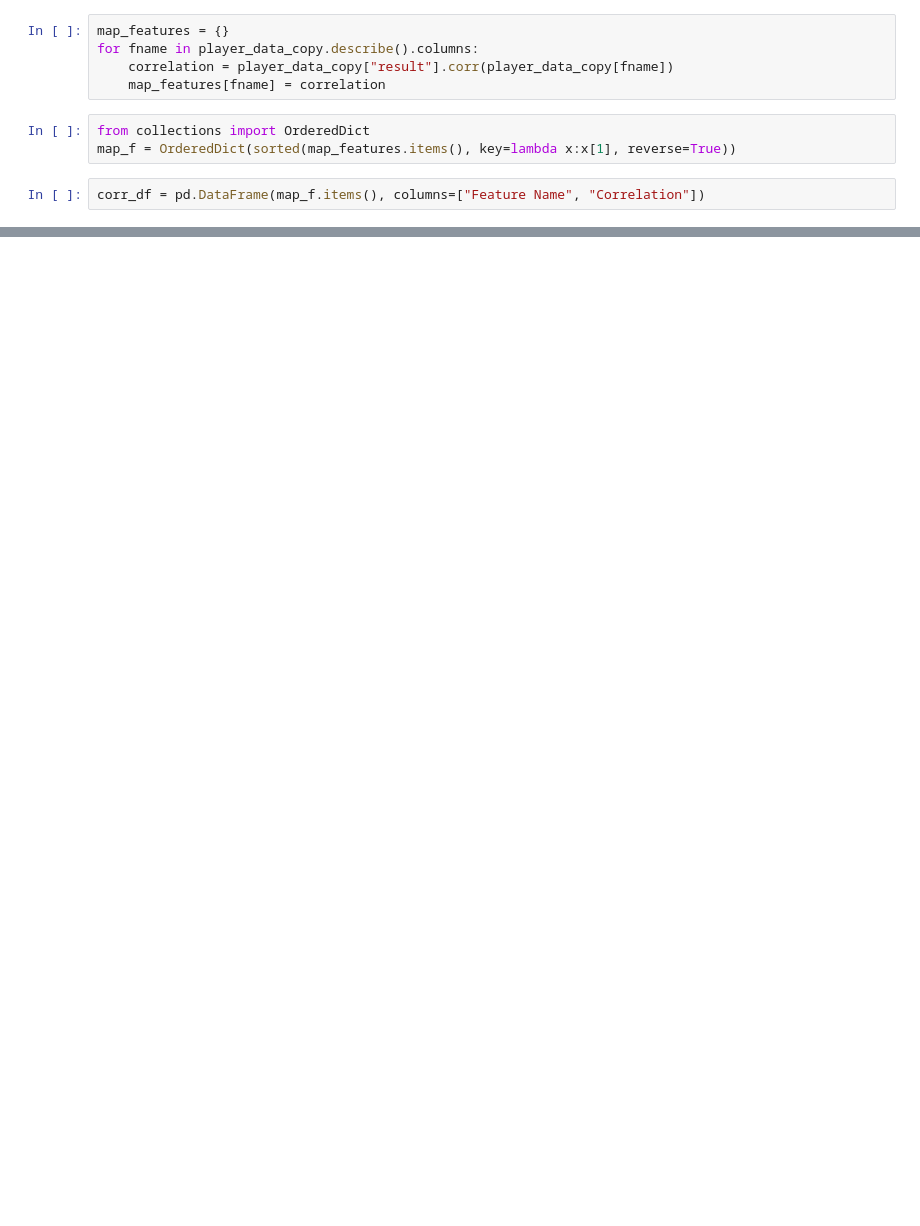
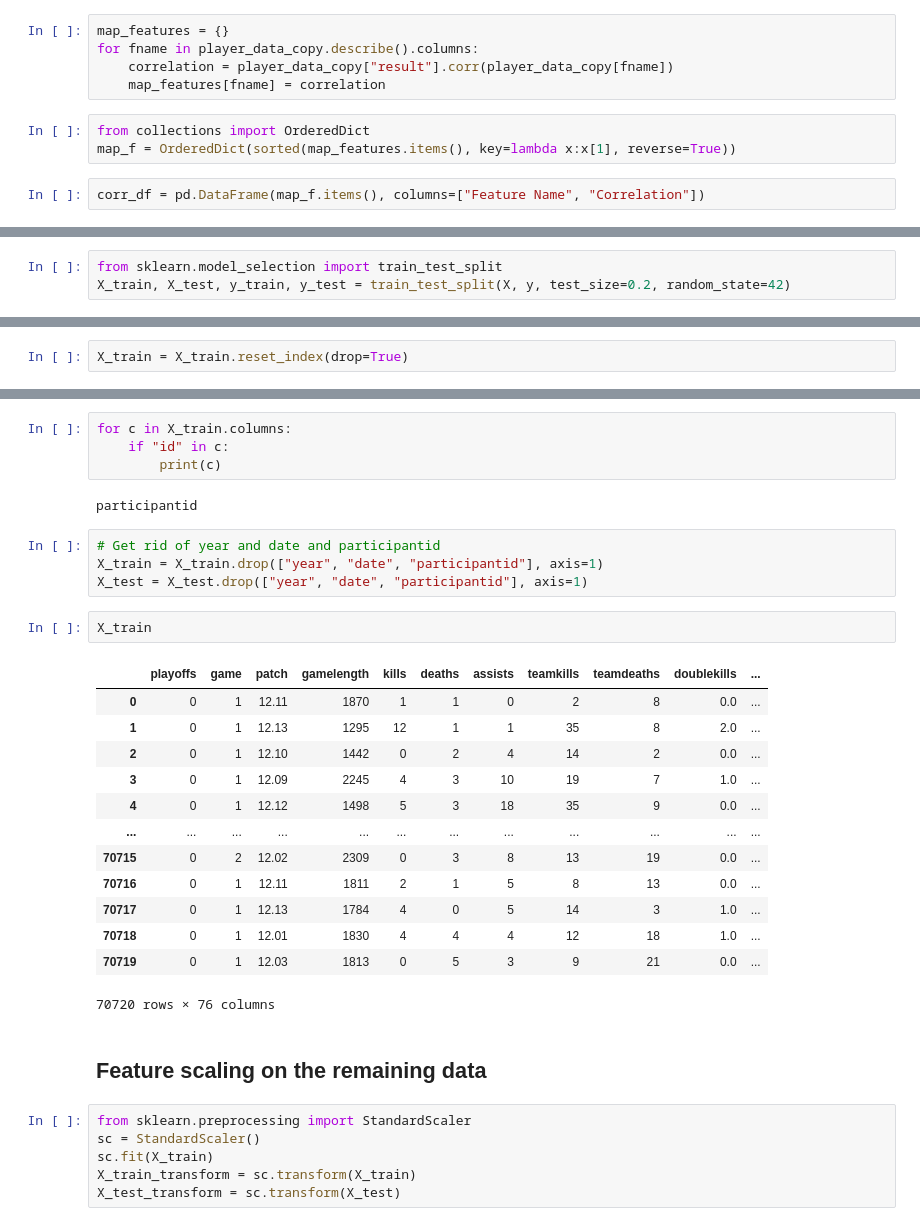
Before and after one commit to niketanmoon/esports, a Jupyter notebook: players.ipynb, the cells around one changed output, grey strips where cells are left out. Drawn from its saved outputs; the diff is of its cells as text; blank space fills up the shorter version.

```diff
--- a/players.ipynb
+++ b/players.ipynb
@@ -386,0 +403,3 @@ corr_df.head(10)
+# %%
+from sklearn.model_selection import train_test_split
+X_train, X_test, y_train, y_test = train_test_split(X, y, test_size=0.2, random_state=42)
@@ -386,0 +487,2 @@ corr_df.head(10)
+# %%
+X_train = X_train.reset_index(drop=True)
@@ -386,0 +518,34 @@ corr_df.head(10)
+# %%
+for c in X_train.columns:
+    if "id" in c:
+        print(c)
+# %% [output]
+participantid
+# %%
+# Get rid of year and date and participantid
+X_train = X_train.drop(["year", "date", "participantid"], axis=1)
+X_test = X_test.drop(["year", "date", "participantid"], axis=1)
+# %%
+X_train
+# %% [output]
+|  | playoffs | game | patch | gamelength | kills | deaths | assists | teamkills | teamdeaths | doublekills | ... |
+| 0 | 0 | 1 | 12.11 | 1870 | 1 | 1 | 0 | 2 | 8 | 0.0 | ... |
+| 1 | 0 | 1 | 12.13 | 1295 | 12 | 1 | 1 | 35 | 8 | 2.0 | ... |
+| 2 | 0 | 1 | 12.10 | 1442 | 0 | 2 | 4 | 14 | 2 | 0.0 | ... |
+| 3 | 0 | 1 | 12.09 | 2245 | 4 | 3 | 10 | 19 | 7 | 1.0 | ... |
+| 4 | 0 | 1 | 12.12 | 1498 | 5 | 3 | 18 | 35 | 9 | 0.0 | ... |
+| ... | ... | ... | ... | ... | ... | ... | ... | ... | ... | ... | ... |
+| 70715 | 0 | 2 | 12.02 | 2309 | 0 | 3 | 8 | 13 | 19 | 0.0 | ... |
+| 70716 | 0 | 1 | 12.11 | 1811 | 2 | 1 | 5 | 8 | 13 | 0.0 | ... |
+| 70717 | 0 | 1 | 12.13 | 1784 | 4 | 0 | 5 | 14 | 3 | 1.0 | ... |
+| 70718 | 0 | 1 | 12.01 | 1830 | 4 | 4 | 4 | 12 | 18 | 1.0 | ... |
+| 70719 | 0 | 1 | 12.03 | 1813 | 0 | 5 | 3 | 9 | 21 | 0.0 | ... |
+70720 rows × 76 columns
+# %% [markdown]
+## Feature scaling on the remaining data
+# %%
+from sklearn.preprocessing import StandardScaler
+sc = StandardScaler()
+sc.fit(X_train)
+X_train_transform = sc.transform(X_train)
+X_test_transform = sc.transform(X_test)
```
Also changed, not shown: parts of 48 cells of this notebook, 2 other files.
